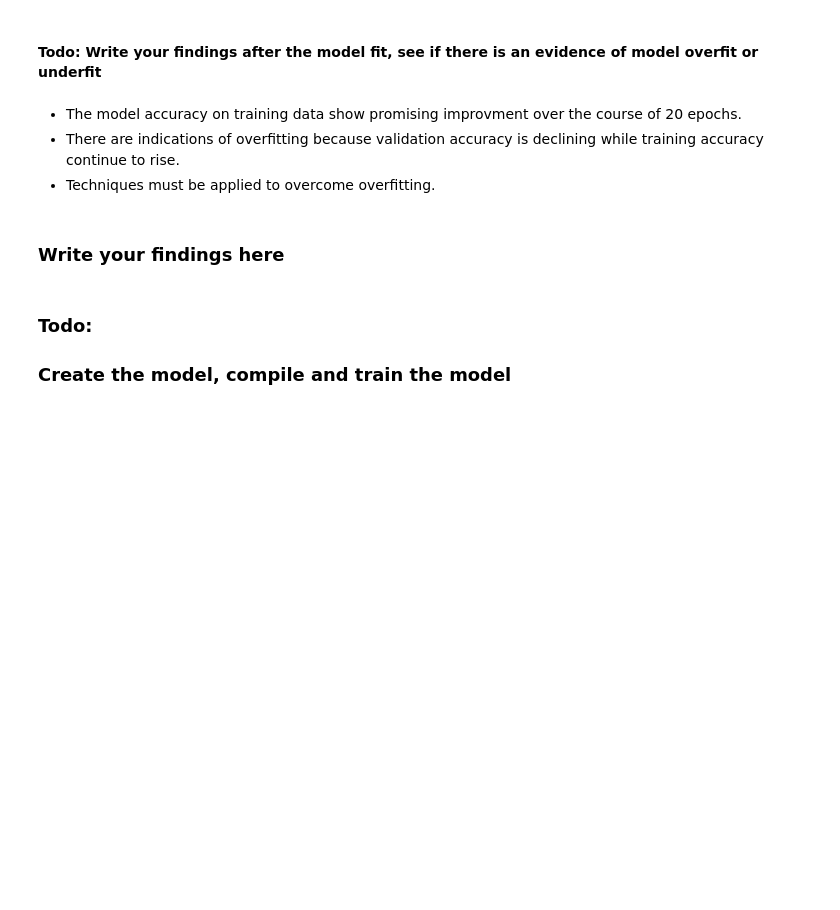
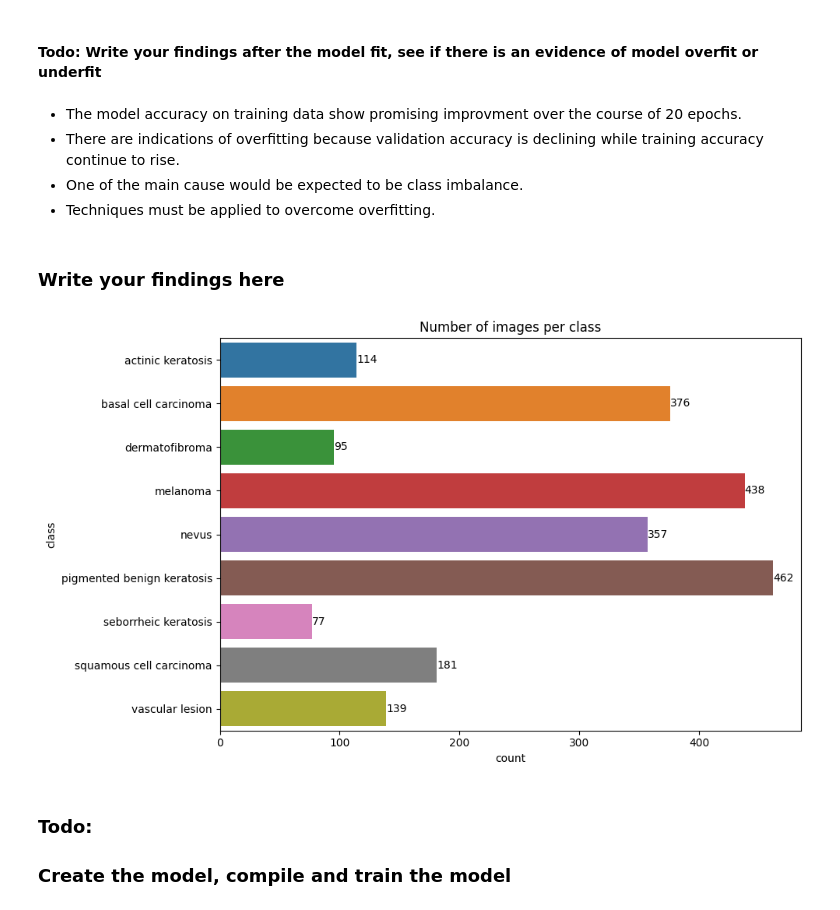
Before and after one commit to khangtd1103/Melanoma_Detection_Assignment, a Jupyter notebook: Starter_code_Assignment_CNN_Skin_Cancer (1) (1).ipynb, the cells around one changed output. Drawn from its saved outputs; the diff is of its cells as text; code cells hidden in the pictures; blank space fills up the shorter version.

```diff
--- a/Starter_code_Assignment_CNN_Skin_Cancer (1) (1).ipynb
+++ b/Starter_code_Assignment_CNN_Skin_Cancer (1) (1).ipynb
@@ -187,10 +179,10 @@ This assignment uses a dataset of about 2357 images of skin cancer types. The da
 # if physical_devices:
 #     tf.config.experimental.set_memory_growth(physical_devices[0], True)
 # %%
-# # Defining the path for train and test images
-# ## Todo: Update the paths of the train and test dataset
-# data_dir_train = pathlib.Path("./Skin cancer ISIC The International Skin Imaging Collaboration/Train")
-# data_dir_test = pathlib.Path('./Skin cancer ISIC The International Skin Imaging Collaboration/Test')
+# Defining the path for train and test images
+## Todo: Update the paths of the train and test dataset
+data_dir_train = pathlib.Path("./Skin cancer ISIC The International Skin Imaging Collaboration/Train")
+data_dir_test = pathlib.Path('./Skin cancer ISIC The International Skin Imaging Collaboration/Test')
 # %%
 # Count the number of images in the training data directory
 # This is done by listing all files with .jpg extension in all subdirectories
@@ -1020,9 +1012,31 @@ plt.show()
 # %% [markdown]
 - The model accuracy on training data show promising improvment over the course of 20 epochs.
 - There are indications of overfitting because validation accuracy is declining while training accuracy continue to rise.
+- One of the main cause would be expected to be class imbalance.
 - Techniques must be applied to overcome overfitting.
 # %% [markdown]
 ### Write your findings here
+# %%
+# Get the count of images in each class
+counts = []
+for c in class_names:
+    counts.append(len(list(data_dir_train.glob(str(c) + '/*.jpg'))))
+
+# Create a DataFrame with the counts
+df = pd.DataFrame({'class': class_names, 'count': counts})
+
+# Create a bar plot
+plt.figure(figsize=(10, 6))
+ax = sns.barplot(data=df, y='class', x='count')
+plt.title('Number of images per class')
+
+# Add bar labels
+ax.bar_label(ax.containers[0])
+
+plt.tight_layout()
+plt.show()
+# %% [output]
+[figure, added]
 # %%
 # Todo, after you have analysed the model fit history for presence of underfit or overfit, choose an appropriate data augumentation strategy.
 # Your code goes here
```
Also changed, not shown: parts of 2 cells of this notebook.
